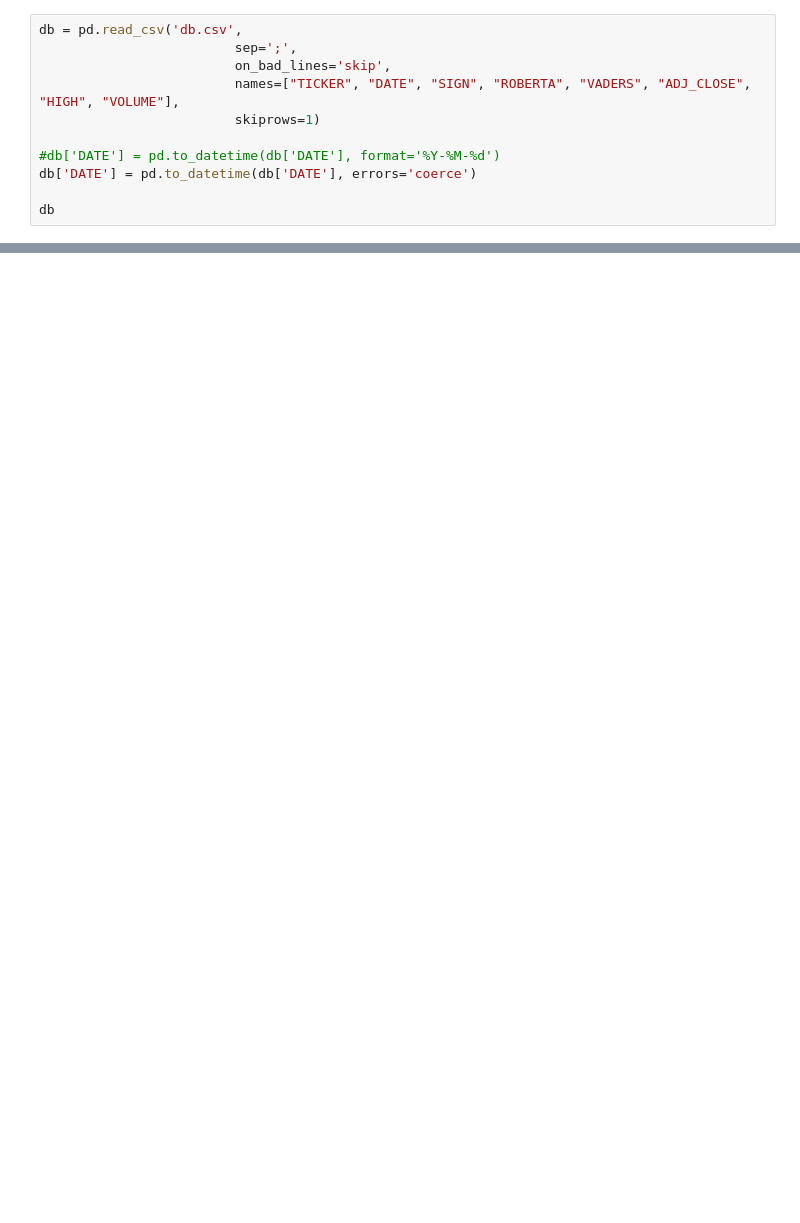
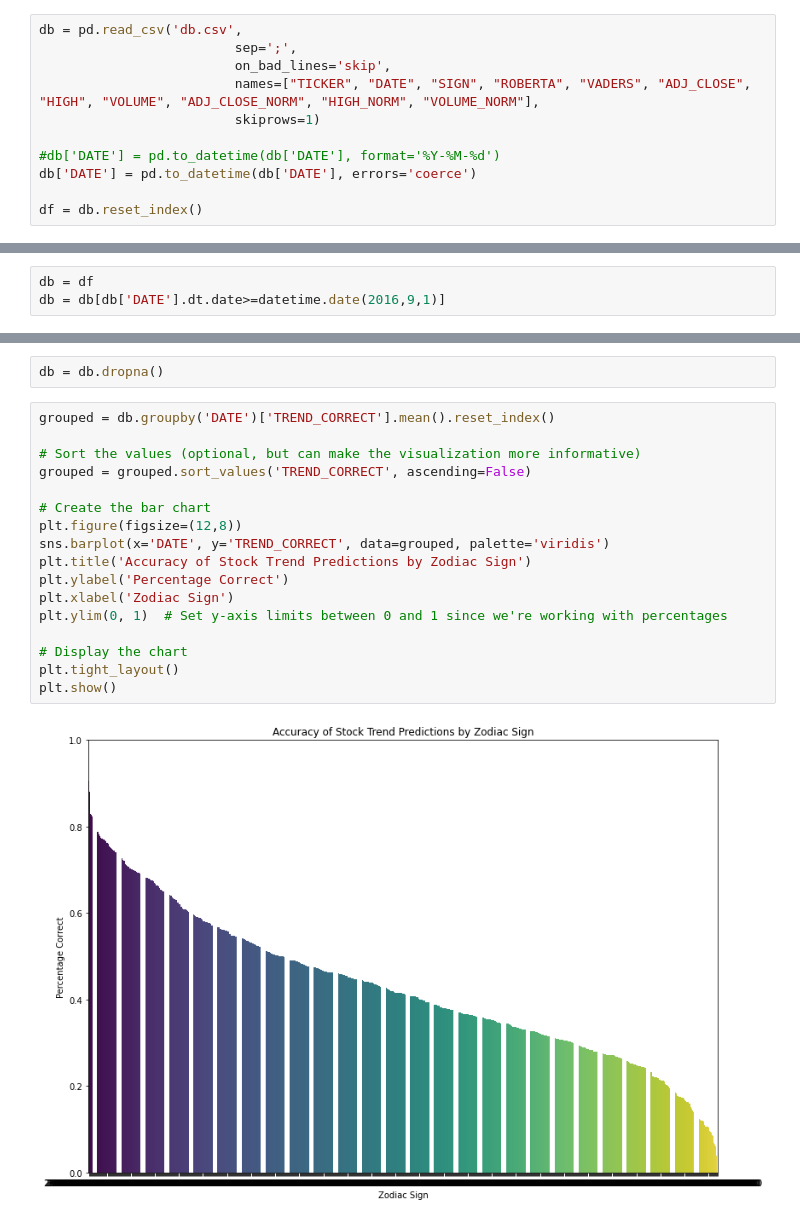
Before and after one commit to mervemalli97/stocks-and-their-horoscopes, a Jupyter notebook: Visualization - Copy.ipynb, the cells around one changed output, grey strips where cells are left out. Saved outputs shown, nothing was run; the diff lists cells and outputs as text; blank space fills up the shorter version.

```diff
--- a/Visualization - Copy.ipynb
+++ b/Visualization - Copy.ipynb
@@ -20,10 +21,10 @@ cf.go_offline()
 db = pd.read_csv('db.csv',
                          sep=';',
                          on_bad_lines='skip',
-                         names=["TICKER", "DATE", "SIGN", "ROBERTA", "VADERS", "ADJ_CLOSE", "HIGH", "VOLUME"],
+                         names=["TICKER", "DATE", "SIGN", "ROBERTA", "VADERS", "ADJ_CLOSE", "HIGH", "VOLUME", "ADJ_CLOSE_NORM", "HIGH_NORM", "VOLUME_NORM"],
                          skiprows=1)
 
 #db['DATE'] = pd.to_datetime(db['DATE'], format='%Y-%M-%d')
 db['DATE'] = pd.to_datetime(db['DATE'], errors='coerce')
 
-db
+df = db.reset_index()
@@ -51,0 +31,3 @@ plt.show()
+# %%
+db = df
+db = db[db['DATE'].dt.date>=datetime.date(2016,9,1)]
@@ -51,0 +92,21 @@ plt.show()
+# %%
+db = db.dropna()
+# %%
+grouped = db.groupby('DATE')['TREND_CORRECT'].mean().reset_index()
+
+# Sort the values (optional, but can make the visualization more informative)
+grouped = grouped.sort_values('TREND_CORRECT', ascending=False)
+
+# Create the bar chart
+plt.figure(figsize=(12,8))
+sns.barplot(x='DATE', y='TREND_CORRECT', data=grouped, palette='viridis')
+plt.title('Accuracy of Stock Trend Predictions by Zodiac Sign')
+plt.ylabel('Percentage Correct')
+plt.xlabel('Zodiac Sign')
+plt.ylim(0, 1)  # Set y-axis limits between 0 and 1 since we're working with percentages
+
+# Display the chart
+plt.tight_layout()
+plt.show()
+# %% [output]
+[figure, added]
```
Also changed, not shown: parts of 21 cells of this notebook, 3 other files.
